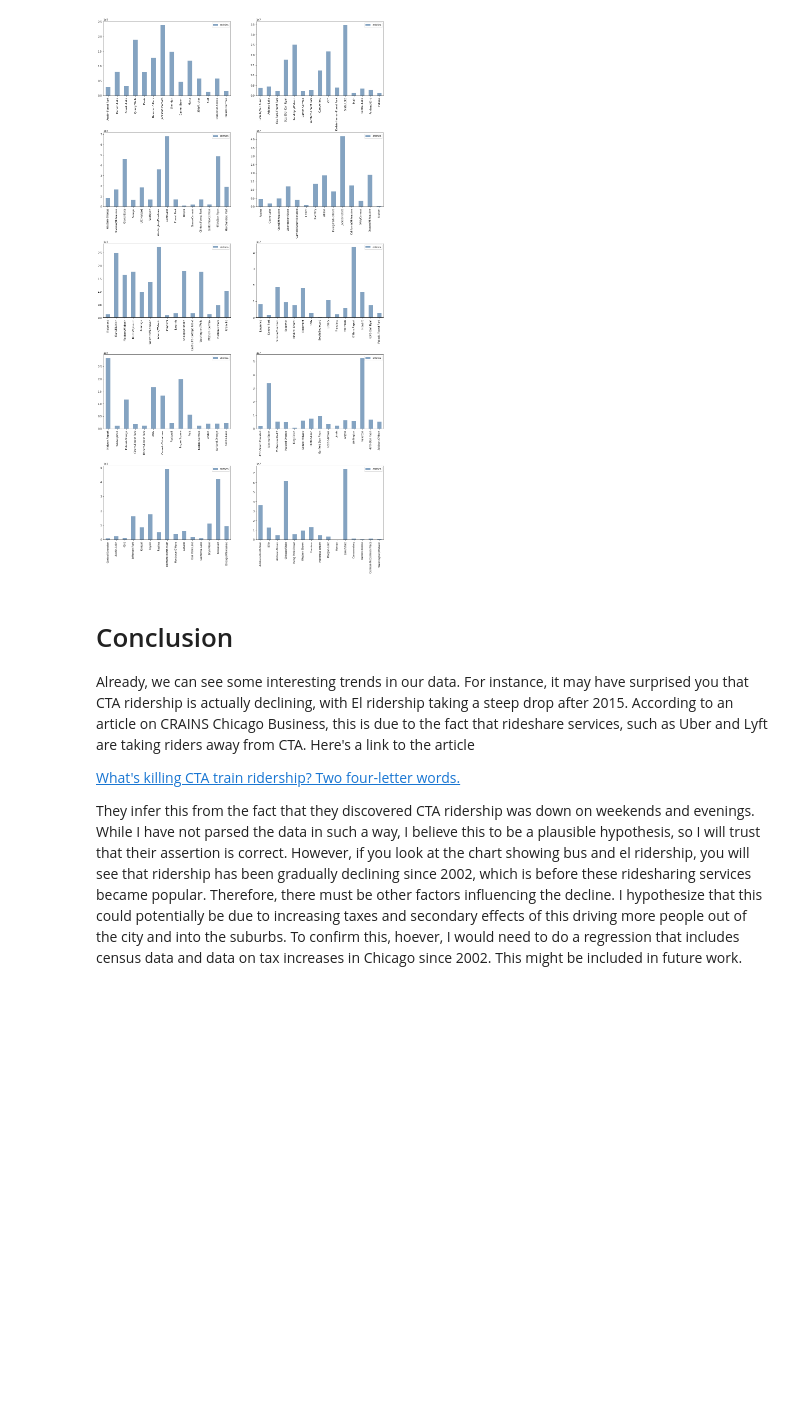
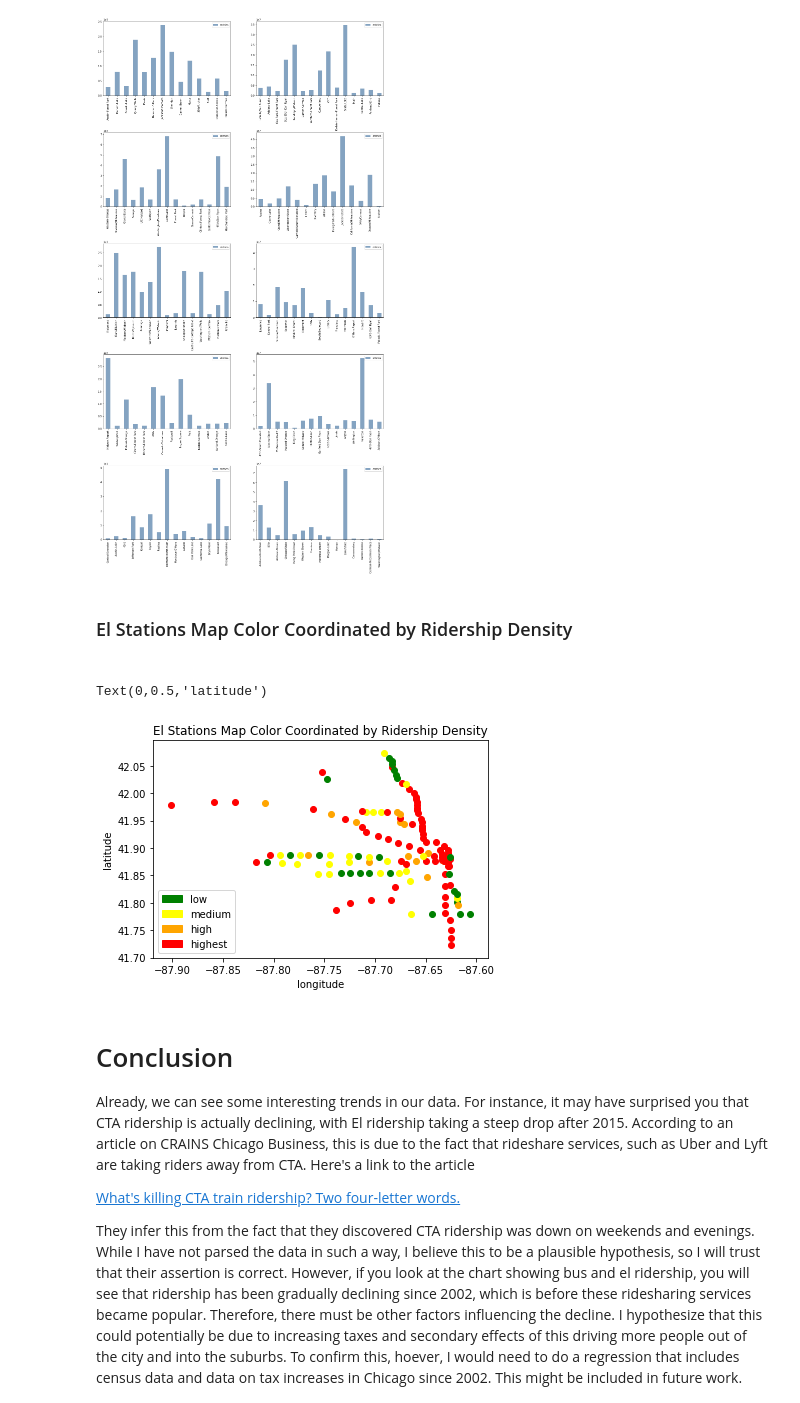
Before and after one commit to KyleJGreen/CTA-Data-Regression-Analysis, a Jupyter notebook: CTA Data Pre-Processing and Plotting.ipynb, the cells around one changed output. Drawn from its saved outputs; the diff is of its cells as text; code cells hidden in the pictures; blank space fills up the shorter version.

Commit message:
Added CTA Map with GPS data

```diff
--- a/CTA Data Pre-Processing and Plotting.ipynb
+++ b/CTA Data Pre-Processing and Plotting.ipynb
@@ -151,14 +159,14 @@ entered and buses are ridden.</p>
 # switch index to route, for future plotting
 bus_ridership_cl.reset_index(inplace=True)
 bus_ridership_cl.set_index('route', inplace=True)
-l_station_entries_cl.reset_index(inplace=True)
-l_station_entries_cl.set_index('station_id', inplace=True)
+el_station_entries_cl.reset_index(inplace=True)
+el_station_entries_cl.set_index('station_id', inplace=True)
 
 # group by dates to get sums for each date (this step is provided so as to decrease number of
 # computations when the index is converted to a datetime object later)
 bus_sum_by_date = bus_ridership_cl.groupby(['route', 'date']).sum()
-l_sum_by_date = l_station_entries_cl.groupby(['station_id', 'date']).sum()
-date_ride_sums = [bus_sum_by_date, l_sum_by_date]
+el_sum_by_date = el_station_entries_cl.groupby(['station_id', 'date']).sum()
+date_ride_sums = [bus_sum_by_date, el_sum_by_date]
 
 # sort the data by date index and convert date to year
 for df in date_ride_sums:
@@ -170,15 +178,15 @@ for df in date_ride_sums:
 
 # remove multiindex and reset to route and station_id
 bus_sum_by_date.reset_index(inplace=True)
-l_sum_by_date.reset_index(inplace=True)
+el_sum_by_date.reset_index(inplace=True)
 bus_sum_by_date.rename(columns={'level_0' : 'route', 'level_1' : 'year'}, inplace=True)
-l_sum_by_date.rename(columns={'level_0' : 'station_id', 'level_1' : 'year'}, inplace=True)
+el_sum_by_date.rename(columns={'level_0' : 'station_id', 'level_1' : 'year'}, inplace=True)
 bus_sum_by_date.set_index('route', inplace=True)
-l_sum_by_date.set_index('station_id', inplace=True)
+el_sum_by_date.set_index('station_id', inplace=True)
 
 # aggregate data by route/station_id and year
 routes_sum_by_year = bus_sum_by_date.groupby(['route', 'year']).sum()
-stations_sum_by_year = l_sum_by_date.groupby(['station_id', 'year']).sum()
+stations_sum_by_year = el_sum_by_date.groupby(['station_id', 'year']).sum()
 
 # change all nas to 0, unstack and transpose the dataframe
 routes_sum_unstacked = routes_sum_by_year.unstack().fillna(0).T
@@ -206,11 +214,12 @@ for station in stations:
 
 # aggregate data by route/station_id and year
 routes_sums = bus_sum_by_date.groupby('route').sum()
-stations_sums = l_sum_by_date.groupby('station_id').sum()
+stations_sums = el_sum_by_date.groupby('station_id').sum()
 del routes_sums['year']
 del stations_sums['year']
 
 # reset the index and rename the rides column to entries
+stations_sums_id = stations_sums.copy(deep=True)
 new_index = list(stations_sums.reindex(stations_sums.index.map(lambda x: station_dict[x])).index)
 stations_sums.reset_index()
 stations_sums.index = new_index
@@ -272,6 +281,55 @@ for i in range(len(stations_sums)/10):
     stations_sums.iloc[i * len(stations_sums)/10 : (i + 1) * len(stations_sums)/10].plot.bar(color=[(0.2, 0.4, 0.6, 0.6)], ax=ax)
 # %% [output]
 [figure]
+# %% [markdown]
+<h3>El Stations Map Color Coordinated by Ridership Density<h3/>
+# %%
+# declare coordinates variables
+longitudes = []
+latitudes = []
+station_coordinates = {}
+
+# connect to database(sqlite file)
+conn = sqlite3.connect('./data/sqlite.sqlite')
+c = conn.cursor()
+
+# get longitude and latitude data from database
+r = c.execute("""SELECT station_id, longitude, latitude FROM station;""")
+
+# initialize coordinates variables
+for row in r:
+    longitudes.append(row[1])
+    latitudes.append(row[2])
+    station_coordinates[row[0]] = [row[1], row[2]]
+
+# declare and initialize coordinates dataframe, adding ridership data
+station_coord_df = pd.DataFrame(station_coordinates).T
+station_coord_df.rename(columns={0 : 'longitude', 1 : 'latitude'}, inplace=True)
+station_coord_df = station_coord_df.join(stations_sums_id)
+
+# plot the data
+for station in station_coord_df.iterrows():
+    if station[1]['rides'] < 1750000:
+        plt.scatter(station[1]['longitude'], station[1]['latitude'], color='green')
+    elif station[1]['rides'] >= 1750000 and station[1]['rides'] < 3500000:
+        plt.scatter(station[1]['longitude'], station[1]['latitude'], color='yellow')
+    elif station[1]['rides'] >= 3500000 and station[1]['rides'] < 5250000:
+        plt.scatter(station[1]['longitude'], station[1]['latitude'], color='orange')
+    else:
+        plt.scatter(station[1]['longitude'], station[1]['latitude'], color='red')
+
+# add legend, tite and x and y labels
+green_patch = mpatches.Patch(color='green', label='low')
+yellow_patch = mpatches.Patch(color='yellow', label='medium')
+orange_patch = mpatches.Patch(color='orange', label='high')
+red_patch = mpatches.Patch(color='red', label='highest')
+plt.legend(handles=[green_patch, yellow_patch, orange_patch, red_patch])
+plt.title('El Stations Map Color Coordinated by Ridership Density')
+plt.xlabel('longitude')
+plt.ylabel('latitude')
+# %% [output]
+Text(0,0.5,'latitude')
+[figure, added]
 # %% [markdown]
 <h1>Conclusion</h1>
 <p>Already, we can see some interesting trends in our data. For instance, it may have surprised you that CTA ridership is actually declining, with El ridership taking a steep drop after 2015. According to an article on CRAINS Chicago Business, this is due to the fact that rideshare services, such as Uber and Lyft are taking riders away from CTA. Here's a link to the article</p>
```
Also changed, not shown: parts of 5 cells of this notebook.
